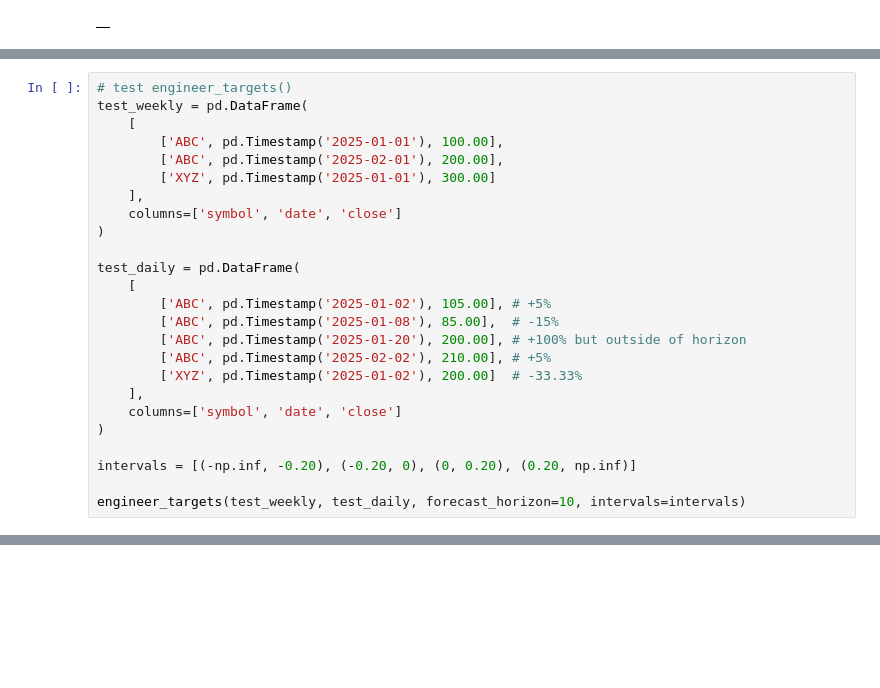
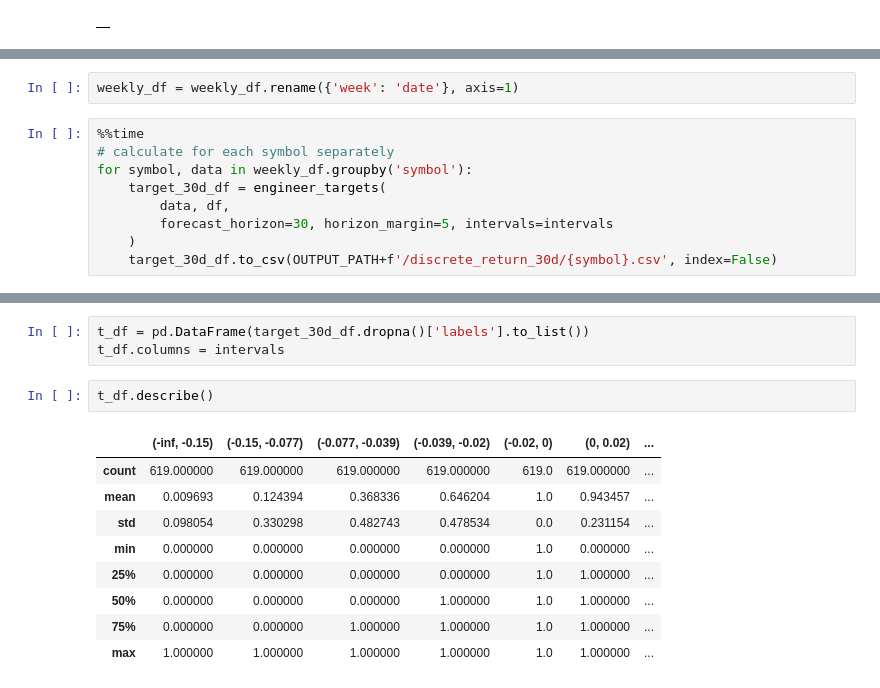
Before and after one commit to jiayi-ong/financial-analytics, a Jupyter notebook: analysis/FMP bulk prices (top1k) - Target engineering.ipynb, the cells around one changed output, grey strips where cells are left out. Saved outputs shown, nothing was run; the diff lists cells and outputs as text; blank space fills up the shorter version.

Commit message:
Updated FMP bulk prices (top1k) - Target engineering
Added part II script for starter data exploration code.

```diff
--- a/analysis/FMP bulk prices (top1k) - Target engineering.ipynb
+++ b/analysis/FMP bulk prices (top1k) - Target engineering.ipynb
@@ -207,25 +171,0 @@ def engineer_targets(
-# %%
-# test engineer_targets()
-test_weekly = pd.DataFrame(
-    [
-        ['ABC', pd.Timestamp('2025-01-01'), 100.00],
-        ['ABC', pd.Timestamp('2025-02-01'), 200.00],
-        ['XYZ', pd.Timestamp('2025-01-01'), 300.00]
-    ],
-    columns=['symbol', 'date', 'close']
-)
-
-test_daily = pd.DataFrame(
-    [
-        ['ABC', pd.Timestamp('2025-01-02'), 105.00], # +5%
-        ['ABC', pd.Timestamp('2025-01-08'), 85.00],  # -15%
-        ['ABC', pd.Timestamp('2025-01-20'), 200.00], # +100% but outside of horizon
-        ['ABC', pd.Timestamp('2025-02-02'), 210.00], # +5%
-        ['XYZ', pd.Timestamp('2025-01-02'), 200.00]  # -33.33%
-    ],
-    columns=['symbol', 'date', 'close']
-)
-
-intervals = [(-np.inf, -0.20), (-0.20, 0), (0, 0.20), (0.20, np.inf)]
-
-engineer_targets(test_weekly, test_daily, forecast_horizon=10, intervals=intervals)
@@ -238,0 +172,11 @@ engineer_targets(test_weekly, test_daily, forecast_horizon=10, intervals=interva
+# %%
+weekly_df = weekly_df.rename({'week': 'date'}, axis=1)
+# %%
+%%time
+# calculate for each symbol separately
+for symbol, data in weekly_df.groupby('symbol'):
+    target_30d_df = engineer_targets(
+        data, df,
+        forecast_horizon=30, horizon_margin=5, intervals=intervals
+    )
+    target_30d_df.to_csv(OUTPUT_PATH+f'/discrete_return_30d/{symbol}.csv', index=False)
@@ -238,0 +207,15 @@ engineer_targets(test_weekly, test_daily, forecast_horizon=10, intervals=interva
+# %%
+t_df = pd.DataFrame(target_30d_df.dropna()['labels'].to_list())
+t_df.columns = intervals
+# %%
+t_df.describe()
+# %% [output]
+|  | (-inf, -0.15) | (-0.15, -0.077) | (-0.077, -0.039) | (-0.039, -0.02) | (-0.02, 0) | (0, 0.02) | ... |
+| count | 619.000000 | 619.000000 | 619.000000 | 619.000000 | 619.0 | 619.000000 | ... |
+| mean | 0.009693 | 0.124394 | 0.368336 | 0.646204 | 1.0 | 0.943457 | ... |
+| std | 0.098054 | 0.330298 | 0.482743 | 0.478534 | 0.0 | 0.231154 | ... |
+| min | 0.000000 | 0.000000 | 0.000000 | 0.000000 | 1.0 | 0.000000 | ... |
+| 25% | 0.000000 | 0.000000 | 0.000000 | 0.000000 | 1.0 | 1.000000 | ... |
+| 50% | 0.000000 | 0.000000 | 0.000000 | 1.000000 | 1.0 | 1.000000 | ... |
+| 75% | 0.000000 | 0.000000 | 1.000000 | 1.000000 | 1.0 | 1.000000 | ... |
+| max | 1.000000 | 1.000000 | 1.000000 | 1.000000 | 1.0 | 1.000000 | ... |
```
Also changed, not shown: parts of 19 cells of this notebook, 1 other file.
